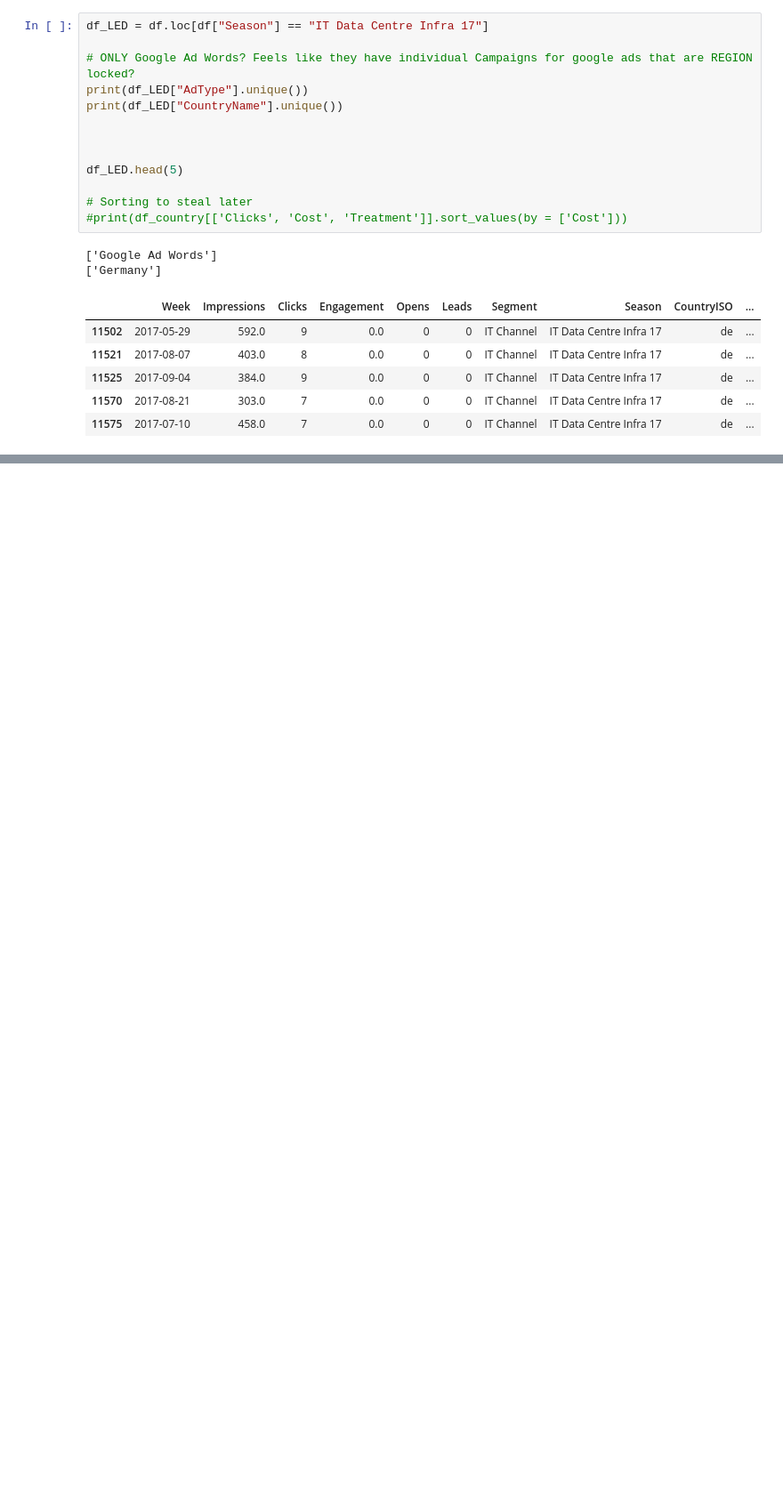
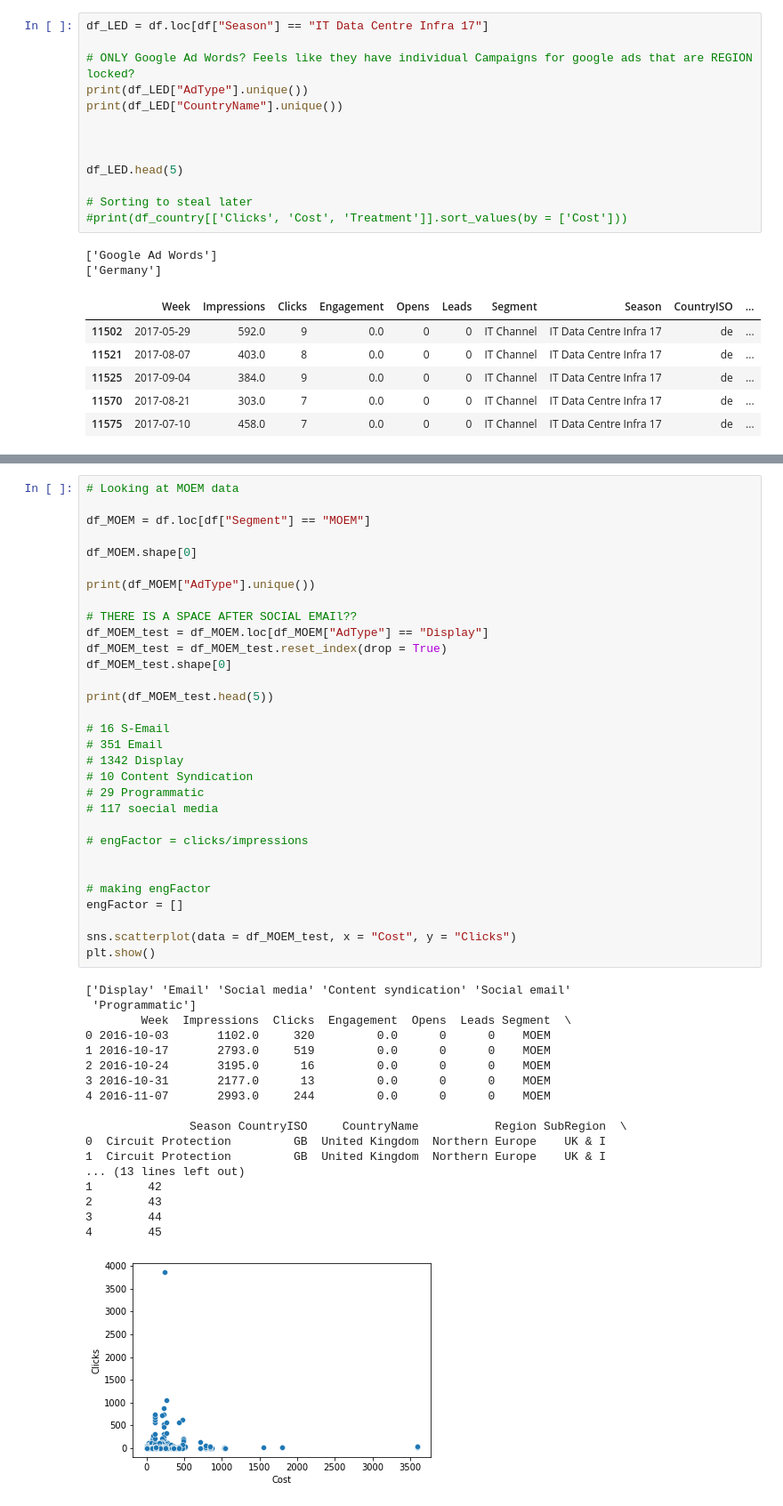
Before and after one commit to tpat7187/EATONProject, a Jupyter notebook: Interactive_Model.ipynb, the cells around one changed output, grey strips where cells are left out. Shown: that part at 89% size. Drawn from its saved outputs; the diff is of its cells as text; blank space fills up the shorter version.

```diff
--- a/Interactive_Model.ipynb
+++ b/Interactive_Model.ipynb
@@ -131,0 +289,50 @@ df_LED.head(5)
+# %%
+# Looking at MOEM data
+
+df_MOEM = df.loc[df["Segment"] == "MOEM"]
+
+df_MOEM.shape[0]
+
+print(df_MOEM["AdType"].unique())
+
+# THERE IS A SPACE AFTER SOCIAL EMAIl??
+df_MOEM_test = df_MOEM.loc[df_MOEM["AdType"] == "Display"]
+df_MOEM_test = df_MOEM_test.reset_index(drop = True)
+df_MOEM_test.shape[0]
+
+print(df_MOEM_test.head(5))
+
+# 16 S-Email
+# 351 Email
+# 1342 Display
+# 10 Content Syndication
+# 29 Programmatic
+# 117 soecial media
+
+# engFactor = clicks/impressions
+
+
+# making engFactor
+engFactor = []
+
+sns.scatterplot(data = df_MOEM_test, x = "Cost", y = "Clicks")
+plt.show()
+# %% [output]
+['Display' 'Email' 'Social media' 'Content syndication' 'Social email'
+ 'Programmatic']
+        Week  Impressions  Clicks  Engagement  Opens  Leads Segment  \
+0 2016-10-03       1102.0     320         0.0      0      0    MOEM
+1 2016-10-17       2793.0     519         0.0      0      0    MOEM
+2 2016-10-24       3195.0      16         0.0      0      0    MOEM
+3 2016-10-31       2177.0      13         0.0      0      0    MOEM
+4 2016-11-07       2993.0     244         0.0      0      0    MOEM
+
+               Season CountryISO     CountryName           Region SubRegion  \
+0  Circuit Protection         GB  United Kingdom  Northern Europe    UK & I
+1  Circuit Protection         GB  United Kingdom  Northern Europe    UK & I
+... (13 lines left out)
+1        42
+2        43
+3        44
+4        45
+[figure, added]
```
Also changed, not shown: parts of 16 cells of this notebook.
